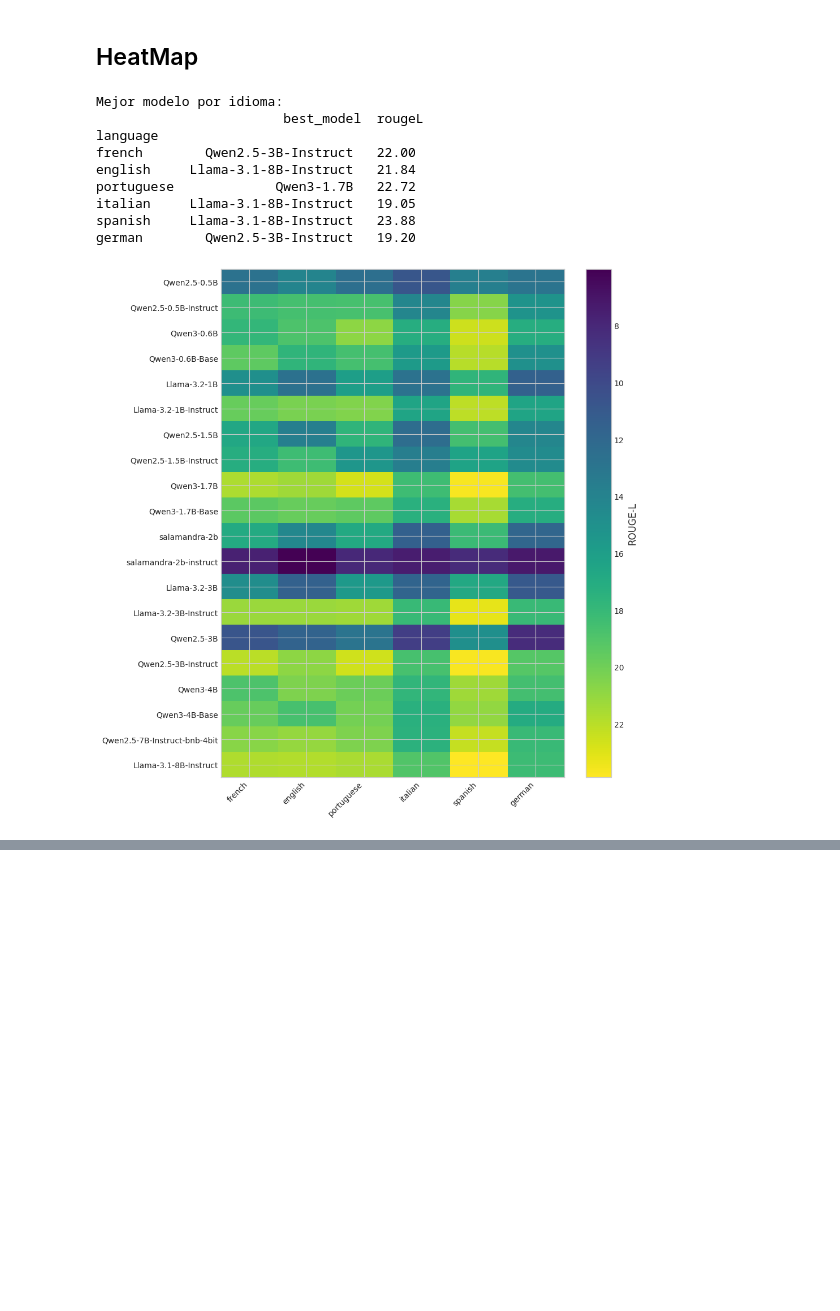
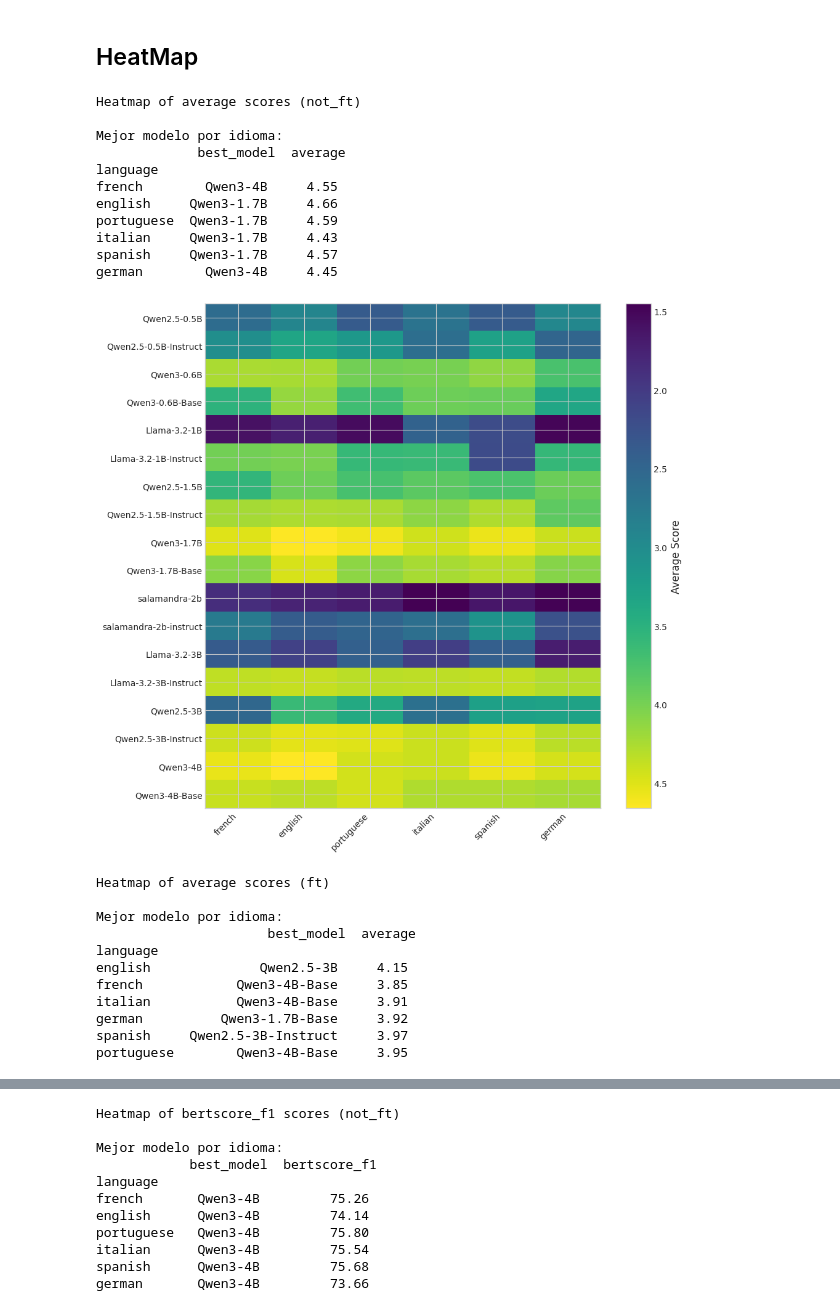
Before and after one commit to miguel-kjh/summarization-multilingual, a Jupyter notebook: metrics/get_plots.ipynb, the cells around one changed output, grey strips where cells are left out. Drawn from its saved outputs; the diff is of its cells as text; code cells hidden in the pictures; blank space fills up the shorter version.

Commit message:
add heatmaps

```diff
--- a/metrics/get_plots.ipynb
+++ b/metrics/get_plots.ipynb
@@ -750,6 +750,7 @@ def show_metrics_heatmap(
     cmap: str = "viridis",
     show_top: bool = True,
     sort_by_size: bool = True,
+    exclude_models: list[str] | None = None,
 ):
     """
     Dibuja un heat-map de la métrica `metric` para cada modelo↔idioma y
@@ -783,7 +784,8 @@ def show_metrics_heatmap(
     for sheet in sheets:
         if sheet == "canario":
             continue
-        df = pd.read_excel(xls, sheet_name=sheet)
+        df = pd.read_excel(xls, sheet_name=sheet).assign(model=lambda d: d['model'].str.replace('(ft)', '', regex=False).str.strip())
+        df = df[~df[index_col].isin(exclude_models)]
         if metric not in df.columns:
             print(f"⚠️ La métrica '{metric}' no existe en la hoja '{sheet}'. Se omite.")
             continue
@@ -830,19 +832,45 @@ def show_metrics_heatmap(
 
     return summary_df, best_models_df
 # %%
-# Caso 1: métrica 'average' (valoración humana)
-summary, best = show_metrics_heatmap(
-    "data/metrics_summary_not_ft.xlsx",
-    metric="rougeL",
-)
+
+metrics = ["average", "bertscore_f1", "rougeL"]
+data_sets = ["not_ft", "ft"]
+excluir = ["Llama-3.1-8B-Instruct", "Qwen2.5-7B-Instruct-bnb-4bit"]
+
+
+for metric in metrics:
+    for data_set in data_sets:
+        excel_path = f"data/metrics_summary_{data_set}.xlsx"
+        title = f"Heatmap of {metric} scores ({data_set})"
+        print(title)
+        show_metrics_heatmap(
+            excel_path,
+            metric=metric,
+            show_top=True,
+            sort_by_size=True,
+            exclude_models=excluir,
+        )
 # %% [output]
+Heatmap of average scores (not_ft)
+
 Mejor modelo por idioma:
-                        best_model  rougeL
+             best_model  average
 language
-french        Qwen2.5-3B-Instruct   22.00
-english     Llama-3.1-8B-Instruct   21.84
-portuguese             Qwen3-1.7B   22.72
-italian     Llama-3.1-8B-Instruct   19.05
-spanish     Llama-3.1-8B-Instruct   23.88
-german        Qwen2.5-3B-Instruct   19.20
+french        Qwen3-4B     4.55
+english     Qwen3-1.7B     4.66
+portuguese  Qwen3-1.7B     4.59
+italian     Qwen3-1.7B     4.43
+spanish     Qwen3-1.7B     4.57
+german        Qwen3-4B     4.45
-[figure, old version]
+[figure, new version]
+Heatmap of average scores (ft)
+
+Mejor modelo por idioma:
+                      best_model  average
+language
+english              Qwen2.5-3B     4.15
+french            Qwen3-4B-Base     3.85
+italian           Qwen3-4B-Base     3.91
+german          Qwen3-1.7B-Base     3.92
+spanish     Qwen2.5-3B-Instruct     3.97
+portuguese        Qwen3-4B-Base     3.95
@@ -848,0 +878,11 @@ german        Qwen2.5-3B-Instruct   19.20
+Heatmap of bertscore_f1 scores (not_ft)
+
+Mejor modelo por idioma:
+            best_model  bertscore_f1
+language
+french       Qwen3-4B         75.26
+english      Qwen3-4B         74.14
+portuguese   Qwen3-4B         75.80
+italian      Qwen3-4B         75.54
+spanish      Qwen3-4B         75.68
+german       Qwen3-4B         73.66
```
Also changed, not shown: parts of 1 cell of this notebook.
